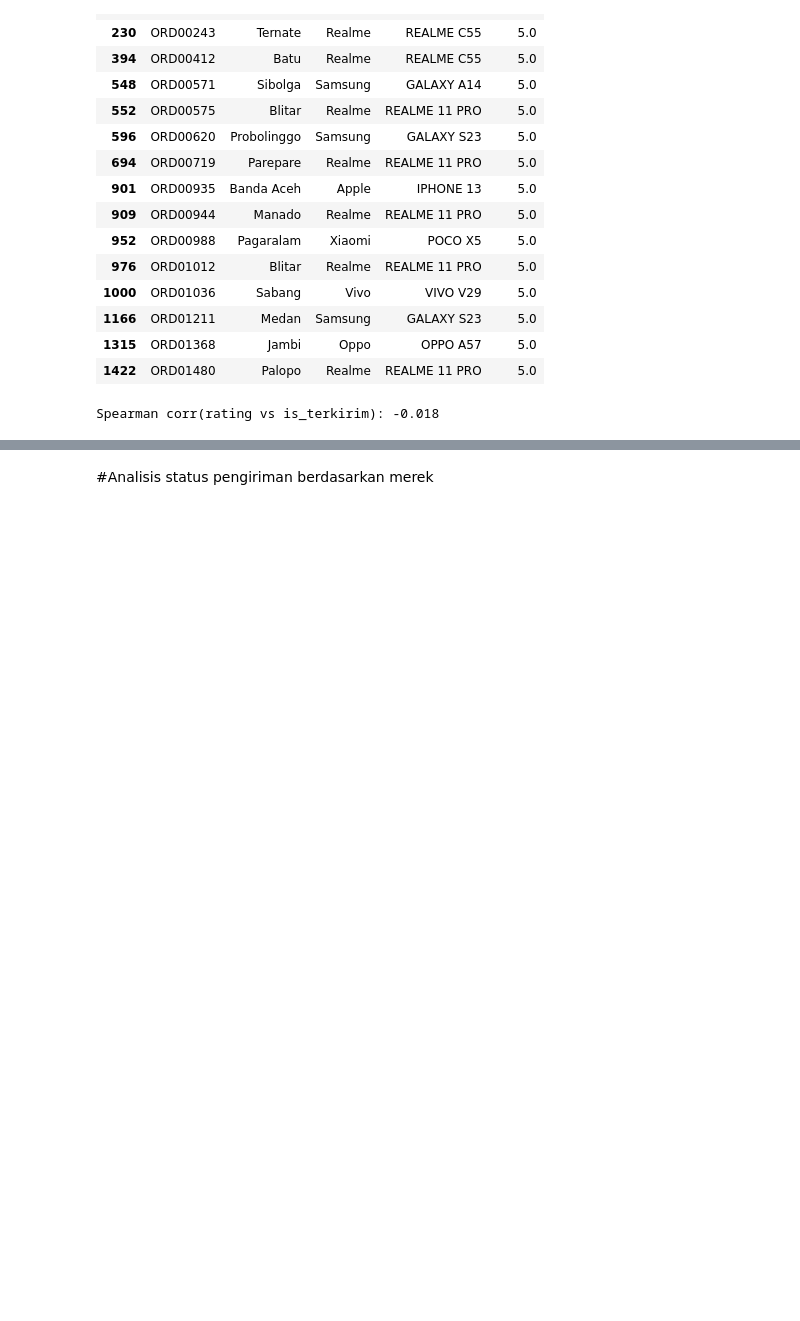
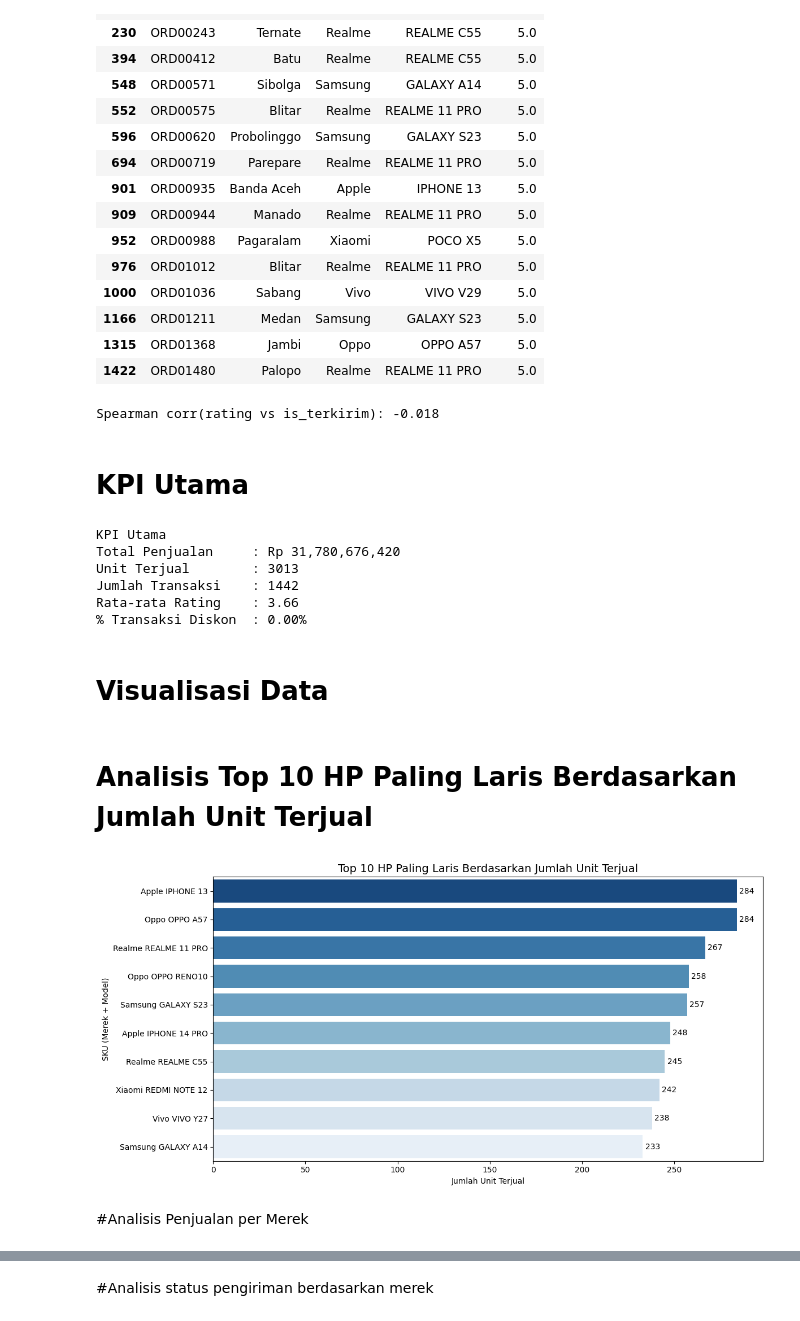
Before and after one commit to MRifdaM/SurabayaDev_Asa-Baswara_Data, a Jupyter notebook: Analisis_Penjualan_HP.ipynb, the cells around one changed output, grey strips where cells are left out. Drawn from its saved outputs; the diff is of its cells as text; code cells hidden in the pictures; blank space fills up the shorter version.

Commit message:
merapikan EDA dan visualisasi data

```diff
--- a/Analisis_Penjualan_HP.ipynb
+++ b/Analisis_Penjualan_HP.ipynb
@@ -1255,3 +967,54 @@ Jumlah anomali (gagal tapi rating >=4.5): 15
 | 1315 | ORD01368 | Jambi | Oppo | OPPO A57 | 5.0 |
 | 1422 | ORD01480 | Palopo | Realme | REALME 11 PRO | 5.0 |
 Spearman corr(rating vs is_terkirim): -0.018
+# %% [markdown]
+# KPI Utama
+# %%
+total_penjualan = df["total_harga_capped"].sum()
+total_unit = df["jumlah_capped"].sum()
+total_transaksi = df["order_id"].nunique()
+rata_rating = df["rating"].mean()
+persen_diskon = df["dapat_diskon"].mean() * 100
+
+print("KPI Utama")
+print(f"Total Penjualan     : Rp {total_penjualan:,.0f}")
+print(f"Unit Terjual        : {total_unit}")
+print(f"Jumlah Transaksi    : {total_transaksi}")
+print(f"Rata-rata Rating    : {rata_rating:.2f}")
+print(f"% Transaksi Diskon  : {persen_diskon:.2f}%")
+# %% [output]
+KPI Utama
+Total Penjualan     : Rp 31,780,676,420
+Unit Terjual        : 3013
+Jumlah Transaksi    : 1442
+Rata-rata Rating    : 3.66
+% Transaksi Diskon  : 0.00%
+# %% [markdown]
+# Visualisasi Data
+# %% [markdown]
+# Analisis Top 10 HP Paling Laris Berdasarkan Jumlah Unit Terjual
+# %%
+# Visualisasi Top 10 SKU Paling Laris
+plt.figure(figsize=(12,6))
+ax = sns.barplot(
+    data=sku_sales.head(10),
+    x='total_unit',
+    y='sku',
+    hue='sku',
+    palette='Blues_r',
+    dodge=False   # biar hue nggak bikin bar dobel
+)
+
+# Tambahkan angka di setiap bar
+for container in ax.containers:
+    ax.bar_label(container, fmt='%d', label_type='edge', fontsize=10, padding=3)
+
+plt.title("Top 10 HP Paling Laris Berdasarkan Jumlah Unit Terjual", fontsize=14)
+plt.xlabel("Jumlah Unit Terjual")
+plt.ylabel("SKU (Merek + Model)")
+plt.tight_layout()
+plt.show()
+# %% [output]
+[figure, added]
+# %% [markdown]
+#Analisis Penjualan per Merek
```
Also changed, not shown: parts of 34 cells of this notebook.
